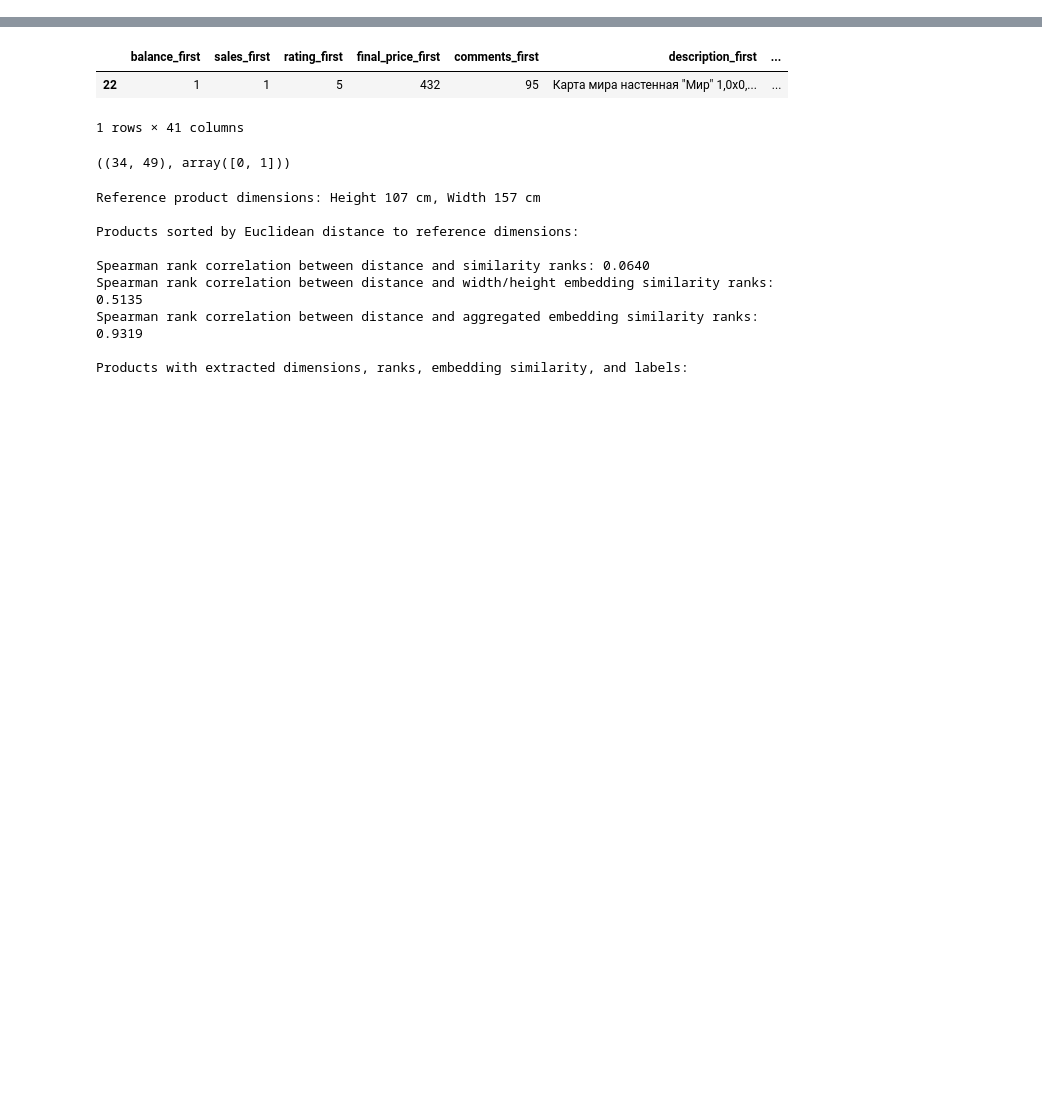
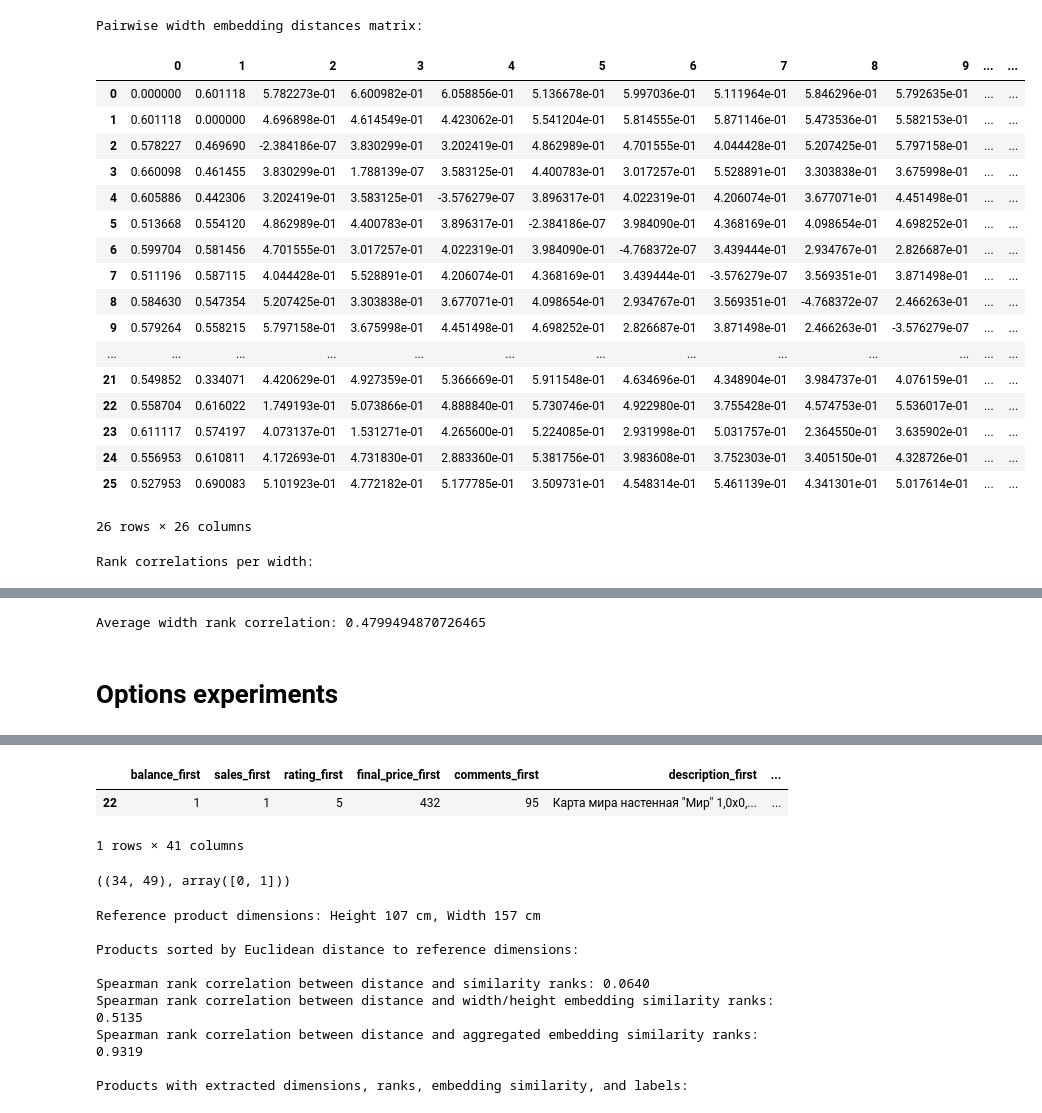
Before and after one commit to tony-pitchblack/marketplace_analytics, a Jupyter notebook: competitors-xgb/analyze_sentence_embeddings.ipynb, the cells around one changed output, grey strips where cells are left out. Saved outputs shown, nothing was run; the diff lists cells and outputs as text; code cells hidden in the pictures; blank space fills up the shorter version.

Commit message:
poke more numbers with embeddings

```diff
--- a/competitors-xgb/analyze_sentence_embeddings.ipynb
+++ b/competitors-xgb/analyze_sentence_embeddings.ipynb
@@ -58,11 +7,17 @@ import torch
 
 DEVICE = 'cuda' if torch.cuda.is_available() else 'cpu'
 
-# SBERT_MODEL = 'ai-forever/ru-en-RoSBERTa'
+# SBERT_MODEL = 'ai-forever/FRIDA'
 # BATCH_SIZE = 512
 
-SBERT_MODEL = 'all-distilroberta-v1'
+# SBERT_MODEL = 'sergeyzh/BERTA'
+# BATCH_SIZE = 256
+
+SBERT_MODEL = 'ai-forever/ru-en-RoSBERTa'
 BATCH_SIZE = 512
+
+# SBERT_MODEL = 'all-distilroberta-v1'
+# BATCH_SIZE = 512
 
 # BATCH_SIZE = 128
 # SBERT_MODEL = 'sentence-transformers/gtr-t5-base'
@@ -70,0 +28,9 @@ sbert = SentenceTransformer(SBERT_MODEL, device=DEVICE)
+# %%
+from sklearn.metrics.pairwise import cosine_similarity
+
+# Generate numbers 0-100 and their string representations
+numbers = list(range(101))
+number_strs = [str(n) for n in numbers]
+
+# Get embeddings for all numbers
+number_embeddings = sbert.encode(number_strs, batch_size=BATCH_SIZE, show_progress_bar=True)
@@ -70,0 +102,58 @@ sbert = SentenceTransformer(SBERT_MODEL, device=DEVICE)
+# %%
+# Create width strings with format "ширина: {width}"
+widths = list(range(0, 501, 20))
+width_strs = [f'ширина: {w}' for w in widths]
+
+# Get embeddings for width strings
+width_embeddings = sbert.encode(width_strs, batch_size=BATCH_SIZE, show_progress_bar=True)
+
+# Calculate pairwise distances between embeddings
+width_emb_distances = 1 - cosine_similarity(width_embeddings)
+
+# Calculate actual euclidean distances between widths
+width_actual_distances = np.abs(np.subtract.outer(widths, widths))
+
+# For each width, calculate rank correlation between embedding distances and actual distances
+width_correlations = []
+for i in range(len(widths)):
+    # Get distances from current width to all others
+    emb_dists_i = width_emb_distances[i]
+    actual_dists_i = width_actual_distances[i]
+
+    # Calculate rank correlation
+    correlation, _ = spearmanr(emb_dists_i, actual_dists_i)
+    width_correlations.append(correlation)
+
+# Create results dataframe
+width_results_df = pd.DataFrame({
+    'width': widths,
+    'rank_correlation': width_correlations
+})
+
+print("\nPairwise width embedding distances matrix:")
+display(pd.DataFrame(width_emb_distances))
+
+print("\nRank correlations per width:")
+display(width_results_df)
+print("\nAverage width rank correlation:", np.mean(width_correlations))
+# %% [output]
+Pairwise width embedding distances matrix:
+|  | 0 | 1 | 2 | 3 | 4 | 5 | 6 | 7 | 8 | 9 | ... | ... |
+| 0 | 0.000000 | 0.601118 | 5.782273e-01 | 6.600982e-01 | 6.058856e-01 | 5.136678e-01 | 5.997036e-01 | 5.111964e-01 | 5.846296e-01 | 5.792635e-01 | ... | ... |
+| 1 | 0.601118 | 0.000000 | 4.696898e-01 | 4.614549e-01 | 4.423062e-01 | 5.541204e-01 | 5.814555e-01 | 5.871146e-01 | 5.473536e-01 | 5.582153e-01 | ... | ... |
+| 2 | 0.578227 | 0.469690 | -2.384186e-07 | 3.830299e-01 | 3.202419e-01 | 4.862989e-01 | 4.701555e-01 | 4.044428e-01 | 5.207425e-01 | 5.797158e-01 | ... | ... |
+| 3 | 0.660098 | 0.461455 | 3.830299e-01 | 1.788139e-07 | 3.583125e-01 | 4.400783e-01 | 3.017257e-01 | 5.528891e-01 | 3.303838e-01 | 3.675998e-01 | ... | ... |
+| 4 | 0.605886 | 0.442306 | 3.202419e-01 | 3.583125e-01 | -3.576279e-07 | 3.896317e-01 | 4.022319e-01 | 4.206074e-01 | 3.677071e-01 | 4.451498e-01 | ... | ... |
+| 5 | 0.513668 | 0.554120 | 4.862989e-01 | 4.400783e-01 | 3.896317e-01 | -2.384186e-07 | 3.984090e-01 | 4.368169e-01 | 4.098654e-01 | 4.698252e-01 | ... | ... |
+| 6 | 0.599704 | 0.581456 | 4.701555e-01 | 3.017257e-01 | 4.022319e-01 | 3.984090e-01 | -4.768372e-07 | 3.439444e-01 | 2.934767e-01 | 2.826687e-01 | ... | ... |
+| 7 | 0.511196 | 0.587115 | 4.044428e-01 | 5.528891e-01 | 4.206074e-01 | 4.368169e-01 | 3.439444e-01 | -3.576279e-07 | 3.569351e-01 | 3.871498e-01 | ... | ... |
+| 8 | 0.584630 | 0.547354 | 5.207425e-01 | 3.303838e-01 | 3.677071e-01 | 4.098654e-01 | 2.934767e-01 | 3.569351e-01 | -4.768372e-07 | 2.466263e-01 | ... | ... |
+| 9 | 0.579264 | 0.558215 | 5.797158e-01 | 3.675998e-01 | 4.451498e-01 | 4.698252e-01 | 2.826687e-01 | 3.871498e-01 | 2.466263e-01 | -3.576279e-07 | ... | ... |
+| ... | ... | ... | ... | ... | ... | ... | ... | ... | ... | ... | ... | ... |
+| 21 | 0.549852 | 0.334071 | 4.420629e-01 | 4.927359e-01 | 5.366669e-01 | 5.911548e-01 | 4.634696e-01 | 4.348904e-01 | 3.984737e-01 | 4.076159e-01 | ... | ... |
+| 22 | 0.558704 | 0.616022 | 1.749193e-01 | 5.073866e-01 | 4.888840e-01 | 5.730746e-01 | 4.922980e-01 | 3.755428e-01 | 4.574753e-01 | 5.536017e-01 | ... | ... |
+| 23 | 0.611117 | 0.574197 | 4.073137e-01 | 1.531271e-01 | 4.265600e-01 | 5.224085e-01 | 2.931998e-01 | 5.031757e-01 | 2.364550e-01 | 3.635902e-01 | ... | ... |
+| 24 | 0.556953 | 0.610811 | 4.172693e-01 | 4.731830e-01 | 2.883360e-01 | 5.381756e-01 | 3.983608e-01 | 3.752303e-01 | 3.405150e-01 | 4.328726e-01 | ... | ... |
+| 25 | 0.527953 | 0.690083 | 5.101923e-01 | 4.772182e-01 | 5.177785e-01 | 3.509731e-01 | 4.548314e-01 | 5.461139e-01 | 4.341301e-01 | 5.017614e-01 | ... | ... |
+26 rows × 26 columns
+Rank correlations per width:
@@ -70,0 +177,3 @@ sbert = SentenceTransformer(SBERT_MODEL, device=DEVICE)
+Average width rank correlation: 0.4799494870726465
+# %% [markdown]
+# Options experiments
```
Also changed, not shown: parts of 11 cells of this notebook.
